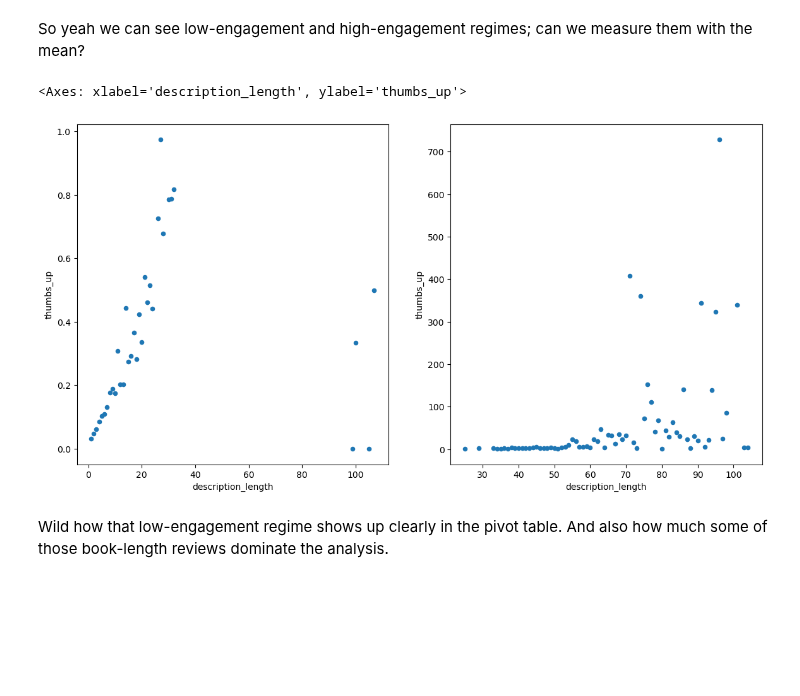
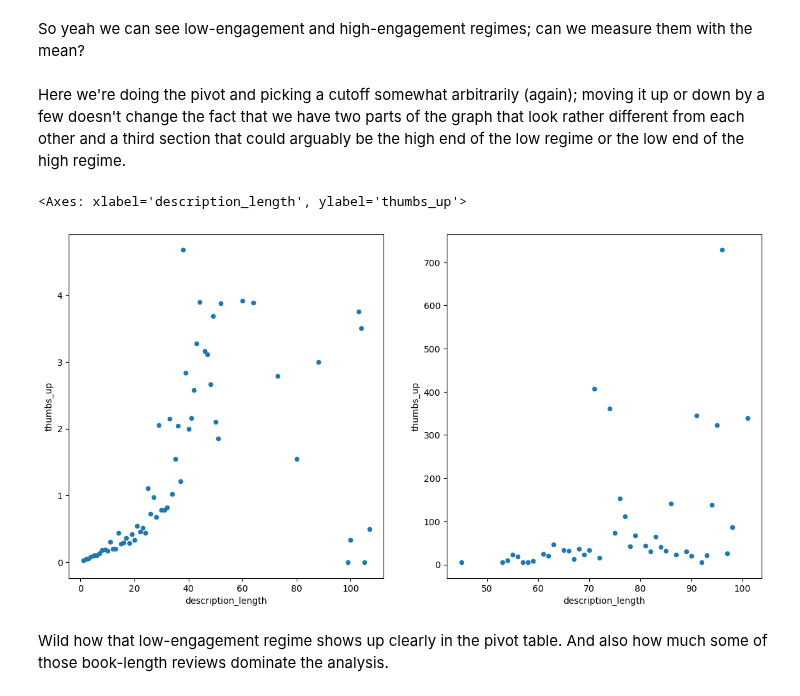
Before and after one commit to mikedelong/kaggle-workbooks, a Jupyter notebook: notebook126a17751c.ipynb, the cells around one changed output. Drawn from its saved outputs; the diff is of its cells as text; code cells hidden in the pictures; blank space fills up the shorter version.

```diff
--- a/notebook126a17751c.ipynb
+++ b/notebook126a17751c.ipynb
@@ -155,13 +155,16 @@ df[df[scatter_columns[1]] > cutoff][scatter_columns].plot(ax=ax[1], kind='scatte
 [figure]
 # %% [markdown]
 So yeah we can see low-engagement and high-engagement regimes; can we measure them with the mean?
+# %% [markdown]
+Here we're doing the pivot and picking a cutoff somewhat arbitrarily (again); moving it up or down by a few doesn't change the fact that we have two parts of the graph that look rather different from each other and a third section that could arguably be the high end of the low regime or the low end of the high regime.
 # %%
+pivot_cutoff = 5
 pivot_df = pd.pivot_table(data=df[scatter_columns], index=scatter_columns[0], values=scatter_columns[1]).reset_index()
 fig, ax = subplots(figsize=(14, 7), ncols=2, nrows=1)
-pivot_df[pivot_df[scatter_columns[1]] < 1].plot(ax=ax[0], kind='scatter', x=scatter_columns[0], y=scatter_columns[1])
-pivot_df[pivot_df[scatter_columns[1]] > 1].plot(ax=ax[1], kind='scatter', x=scatter_columns[0], y=scatter_columns[1])
+pivot_df[pivot_df[scatter_columns[1]] < pivot_cutoff].plot(ax=ax[0], kind='scatter', x=scatter_columns[0], y=scatter_columns[1])
+pivot_df[pivot_df[scatter_columns[1]] > pivot_cutoff].plot(ax=ax[1], kind='scatter', x=scatter_columns[0], y=scatter_columns[1])
 # %% [output]
 <Axes: xlabel='description_length', ylabel='thumbs_up'>
-[figure, old version]
+[figure, new version]
 # %% [markdown]
 Wild how that low-engagement regime shows up clearly in the pivot table. And also how much some of those book-length reviews dominate the analysis.
```
Also changed, not shown: parts of 1 cell of this notebook.
